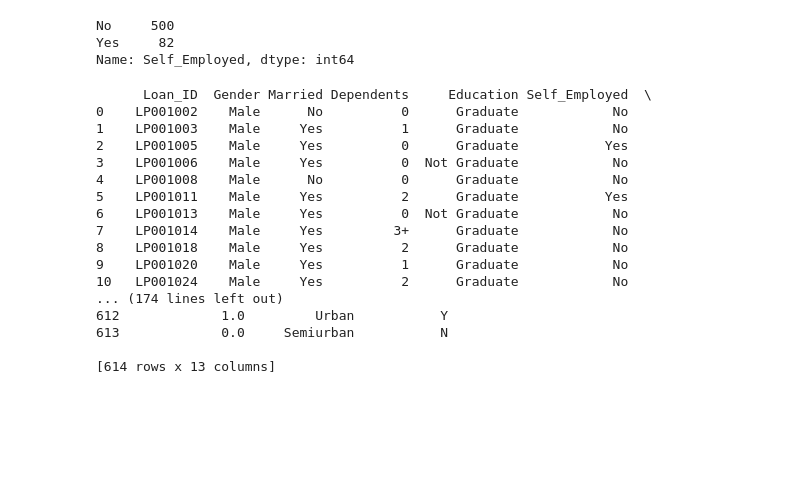
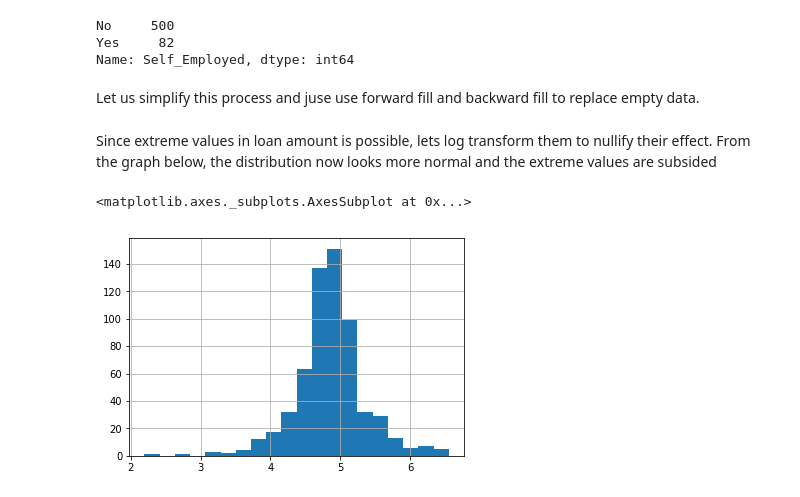
Before and after one commit to AmitRanganathan/Data-analysis-graphing, a Jupyter notebook: Loan Prediction/LoanPrediction.ipynb, the cells around one changed output. Saved outputs shown, nothing was run; the diff lists cells and outputs as text; code cells hidden in the pictures; blank space fills up the shorter version.

```diff
--- a/Loan Prediction/LoanPrediction.ipynb
+++ b/Loan Prediction/LoanPrediction.ipynb
@@ -177,20 +175,2 @@ data = data.ffill().bfill()
-# %%
-print(data)
-# %% [output]
-      Loan_ID  Gender Married Dependents     Education Self_Employed  \
-0    LP001002    Male      No          0      Graduate            No
-1    LP001003    Male     Yes          1      Graduate            No
-2    LP001005    Male     Yes          0      Graduate           Yes
-3    LP001006    Male     Yes          0  Not Graduate            No
-4    LP001008    Male      No          0      Graduate            No
-5    LP001011    Male     Yes          2      Graduate           Yes
-6    LP001013    Male     Yes          0  Not Graduate            No
-7    LP001014    Male     Yes         3+      Graduate            No
-8    LP001018    Male     Yes          2      Graduate            No
-9    LP001020    Male     Yes          1      Graduate            No
-10   LP001024    Male     Yes          2      Graduate            No
-... (174 lines left out)
-612             1.0         Urban           Y
-613             0.0     Semiurban           N
-
-[614 rows x 13 columns]
+# %% [markdown]
+Let us simplify this process and juse use forward fill and backward fill to replace empty data.
@@ -196,0 +179,8 @@ print(data)
+# %% [markdown]
+Since extreme values in loan amount is possible, lets log transform them to nullify their effect.  From the graph below, the distribution now looks more normal and the extreme values are subsided
+# %%
+df['LoanAmount_log'] = np.log(df['LoanAmount'])
+df['LoanAmount_log'].hist(bins=20)
+# %% [output]
+<matplotlib.axes._subplots.AxesSubplot at 0x...>
+[figure, added]
```
Also changed, not shown: parts of 4 cells of this notebook.
